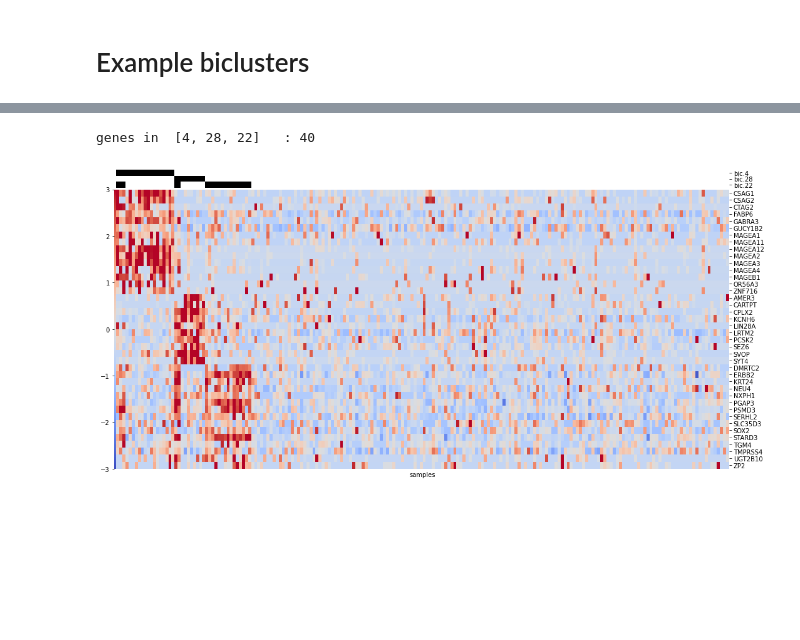
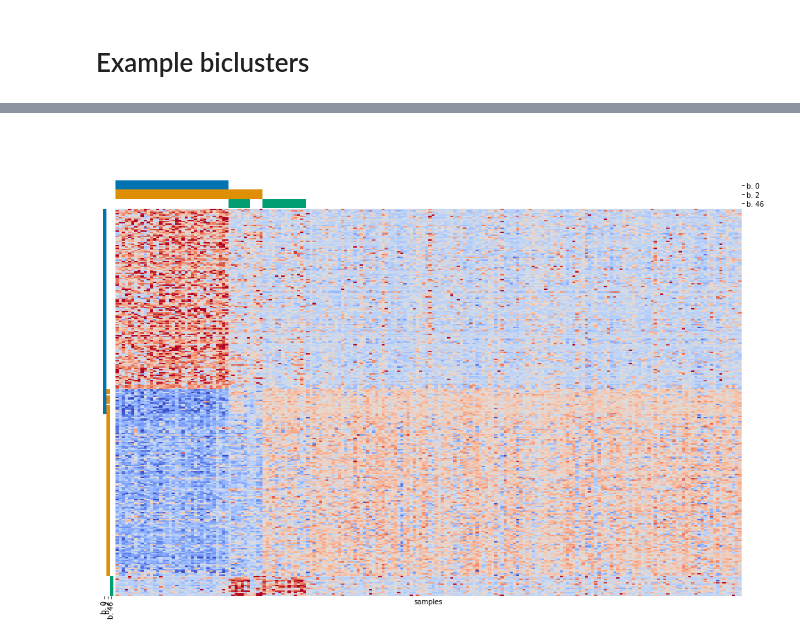
Before and after one commit to ozolotareva/unpast_paper, a Jupyter notebook: UnPaSt_example.ipynb, the cells around one changed output, grey strips where cells are left out. Saved outputs shown, nothing was run; the diff lists cells and outputs as text; code cells hidden in the pictures; blank space fills up the shorter version.

```diff
--- a/UnPaSt_example.ipynb
+++ b/UnPaSt_example.ipynb
@@ -14,7 +14,7 @@ from utils.method import read_bic_table, make_consensus_biclusters2, write_bic_t
 exprs_file = "test_data_TCGA200/TCGA_200.exprs_z.tsv" # input .tsv file; features in rows, samples in columns
 exprs = pd.read_csv(exprs_file,sep = "\t",index_col=0)
 basename = 'TCGA200' # output prefix
-out_dir = "tmp_results/" # output folder
+out_dir = "test_results/" # output folder
 # %% [markdown]
 ### Running UnPaSt five times
 
@@ -172,0 +124,9 @@ detected 2+ times:123
+# %%
+# filter and z-score transform input matrix, limit z-scores to [-3,3]
+exprs_z = prepare_input_matrix(exprs, min_n_samples=5,ceiling=3)
+consensus_biclusters = make_consensus_biclusters(biclusters, exprs_z,
+                                                      seed = cseed,
+                                                      verbose = True,
+                                                      plot = True)
+
+consensus_biclusters
@@ -226,16 +201,18 @@ from utils.figs import draw_heatmap2,draw_heatmap
 from utils.method import zscore
 # %%
-i = [4,28,22]
+i = [0,,46]
 b = consensus_biclusters.loc[i,:]
 
-show_genes = []
-for j in b.index.values:
-    show_genes += sorted(b.loc[j,"genes_down"])+sorted(b.loc[j,"genes_up"])
-show_genes= sorted(set(show_genes))
-print("genes in ",i,"  :",len(show_genes))
-tmp = draw_heatmap2(zscore(exprs.loc[show_genes,:]),b,cluster_rows=False,
-                    col_labels = False,row_labels = True,
-                    figsize = (15,7),bic_prefix = "bic.")
+
+tmp = draw_heatmap2(exprs_z ,b,
+              bicluster_colors="auto",#["magenta","orange","darkgreen","lightgreen"],
+              figsize = (15,10),
+              dendrogram_ratio=(0.1,0.1),
+              bic_prefix = "b. ",
+              no_legend=True,no_cbar=True,
+              col_labels = False,
+              row_labels = False,
+                no_row_colors = False,cluster_rows=False
+             )
 # %% [output]
-genes in  [4, 28, 22]   : 40
-[figure, old version]
+[figure, new version]
```
Also changed, not shown: parts of 15 cells of this notebook.
